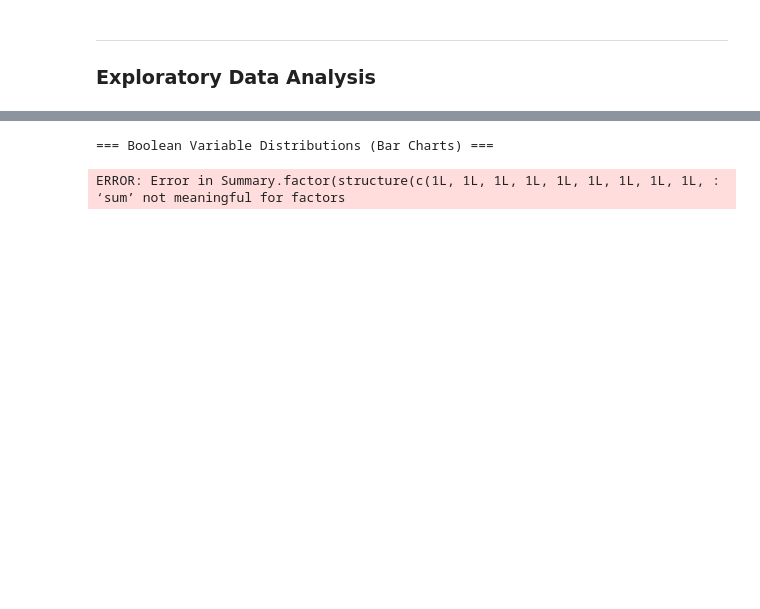
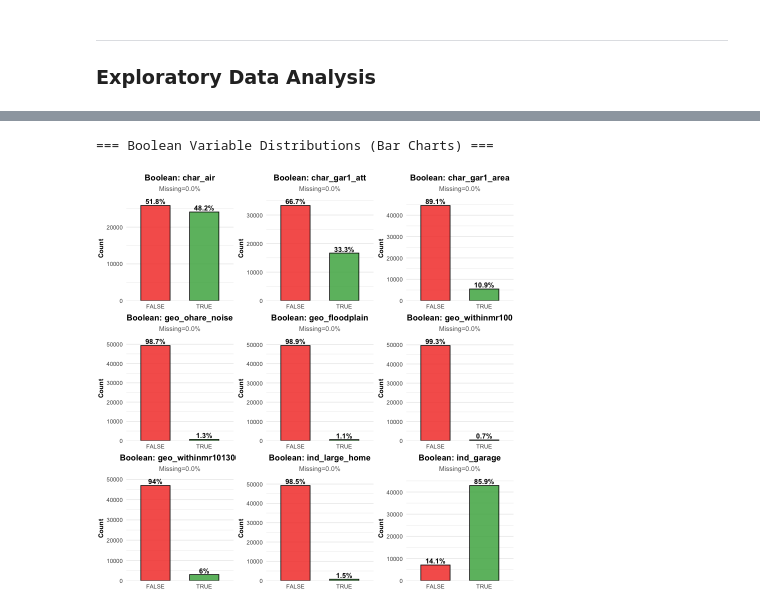
Before and after one commit to shlinkLFO/FIN550_Final, a Jupyter notebook: FIN550_Final.ipynb, the cells around one changed output, grey strips where cells are left out. Cells and saved outputs as stored; diff of their text form; code cells hidden in the pictures; blank space fills up the shorter version.

```diff
--- a/FIN550_Final.ipynb
+++ b/FIN550_Final.ipynb
@@ -1379,14 +1587,14 @@ cat("Strategy: MICE 'sample' for ≤10 categories, Direct sampling for >10 categ
 flush.console()
 set.seed(554)
 
-# Get ordinal columns by checking each column's type via codebook_col_type()
-ordinal_cols_hist <- names(historic_data)[sapply(names(historic_data), function(col) {
-  codebook_col_type(col, cb_types) == "Ordinal"
-})]
+# Use the updated codebook dtypes helper function to get variable type mapping
+# (Assuming get_var_type_map is the updated helper and cb_types is available)
+var_type_map_historic <- get_var_type_map(historic_data)
+var_type_map_predict  <- get_var_type_map(predict_set)
 
-ordinal_cols_pred <- names(predict_set)[sapply(names(predict_set), function(col) {
-  codebook_col_type(col, cb_types) == "Ordinal"
-})]
+# Identify ordinal columns by the updated variable type mapping
+ordinal_cols_hist <- names(var_type_map_historic)[var_type_map_historic == "Ordinal"]
+ordinal_cols_pred <- names(var_type_map_predict)[var_type_map_predict == "Ordinal"]
 
 # Find columns with missing values and sort by missingness (ASCENDING)
 ordinal_missing_hist <- ordinal_cols_hist[colSums(is.na(historic_data[ordinal_cols_hist])) > 0]
@@ -1415,7 +1623,7 @@ if(length(ordinal_missing_hist) > 0) {
   for(i in seq_along(ordinal_missing_hist)) {
     col <- ordinal_missing_hist[i]
     n_missing <- sum(is.na(historic_data[[col]]))
-    n_levels <- length(levels(historic_data[[col]]))
+    n_levels <- if(is.factor(historic_data[[col]])) length(levels(historic_data[[col]])) else length(unique(na.omit(historic_data[[col]])))
 
     cat(sprintf("[%d/%d] %s: %d missing, %d levels -> ",
                 i, length(ordinal_missing_hist), col, n_missing, n_levels))
@@ -1472,7 +1680,7 @@ if(length(ordinal_missing_pred) > 0) {
   for(i in seq_along(ordinal_missing_pred)) {
     col <- ordinal_missing_pred[i]
     n_missing <- sum(is.na(predict_set[[col]]))
-    n_levels <- length(levels(predict_set[[col]]))
+    n_levels <- if(is.factor(predict_set[[col]])) length(levels(predict_set[[col]])) else length(unique(na.omit(predict_set[[col]])))
 
     cat(sprintf("[%d/%d] %s: %d missing, %d levels -> ",
                 i, length(ordinal_missing_pred), col, n_missing, n_levels))
@@ -1915,53 +2384,62 @@ ERROR: Error in margin.default(b = 6): argument "observed" is missing, with no d
 # %%
 # =====================================================
-# BOOLEAN VARIABLES: BAR CHARTS
+# BOOLEAN VARIABLES: BAR CHARTS (3x3 GRID, SMALLER PLOTS)
 # =====================================================
 
-cat("
-=== Boolean Variable Distributions (Bar Charts) ===
-")
+cat("=== Boolean Variable Distributions (Bar Charts) ===\n")
 
-if(length(boolean_vars) > 0) {
-  for(var in boolean_vars) {
-    if(var %in% names(historic_data)) {
+plots <- list()
+
+if (length(boolean_vars) > 0) {
+  for (var in boolean_vars) {
+    if (var %in% names(historic_data)) {
       vals <- as.logical(historic_data[[var]])
+
       freq_data <- data.frame(
         Value = c("TRUE", "FALSE"),
         Count = c(sum(vals, na.rm = TRUE), sum(!vals, na.rm = TRUE))
       ) %>%
         mutate(
-          Percentage = round(Count / sum(Count) * 100, 1),
-          Label = paste0(Percentage, "%")
+          Percentage = round(Count / pmax(sum(Count), 1) * 100, 1),
+          Label      = paste0(Percentage, "%")
         )
 
       p_bar <- ggplot(freq_data, aes(x = Value, y = Count, fill = Value)) +
-        geom_bar(stat = "identity", color = "black", alpha = 0.85, width = 0.65) +
-        geom_text(aes(label = Label), vjust = -0.4, size = 4, fontface = "bold") +
-        theme_minimal(base_size = 11) +
+        geom_bar(stat = "identity", color = "black", alpha = 0.85, width = 0.6) +
+        geom_text(aes(label = Label), vjust = -0.3, size = 3, fontface = "bold") +
+        theme_minimal(base_size = 9) +
         theme(
-          plot.title = element_text(size = 13, face = "bold", hjust = 0.5),
-          plot.subtitle = element_text(size = 9, hjust = 0.5, color = "gray40"),
-          axis.title = element_text(size = 10, face = "bold"),
-          axis.text = element_text(size = 10),
-          legend.position = "none",
-          panel.grid.major.x = element_blank()
+          plot.title        = element_text(size = 10, face = "bold", hjust = 0.5),
+          plot.subtitle     = element_text(size = 8, hjust = 0.5, color = "gray40"),
+          axis.title.x      = element_text(size = 8, face = "bold"),
+          axis.title.y      = element_text(size = 8, face = "bold"),
+          axis.text         = element_text(size = 7),
+          legend.position   = "none",
+          panel.grid.major.x = element_blank(),
+          plot.margin       = ggplot2::margin(3, 3, 3, 3)
         ) +
         labs(
-          title = paste("Boolean Distribution:", var),
+          title    = paste("Boolean:", var),
           subtitle = sprintf("Missing=%.1f%%", mean(is.na(vals)) * 100),
-          x = "Value",
-          y = "Count"
+          x        = NULL,
+          y        = "Count"
         ) +
         scale_fill_manual(values = c("TRUE" = "#4CAF50", "FALSE" = "#F44336")) +
-        scale_y_continuous(expand = expansion(mult = c(0, 0.12)))
+        scale_y_continuous(expand = expansion(mult = c(0, 0.10)))
 
-      print(p_bar)
+      plots[[var]] <- p_bar
     }
   }
 }
+
+if (length(plots) > 0) {
+  # Arrange plots in up to a 3x3 grid
+  n_plots <- length(plots)
+  gridExtra::grid.arrange(grobs = plots, ncol = 3)
+}
 # %% [output]
 === Boolean Variable Distributions (Bar Charts) ===
-ERROR: Error in Summary.factor(structure(c(1L, 1L, 1L, 1L, 1L, 1L, 1L, 1L, 1L, : ‘sum’ not meaningful for factors
+[figure, added]
 # %%
 # =====================================================
 # CORRELATION ANALYSIS
```
Also changed, not shown: parts of 33 cells of this notebook.
